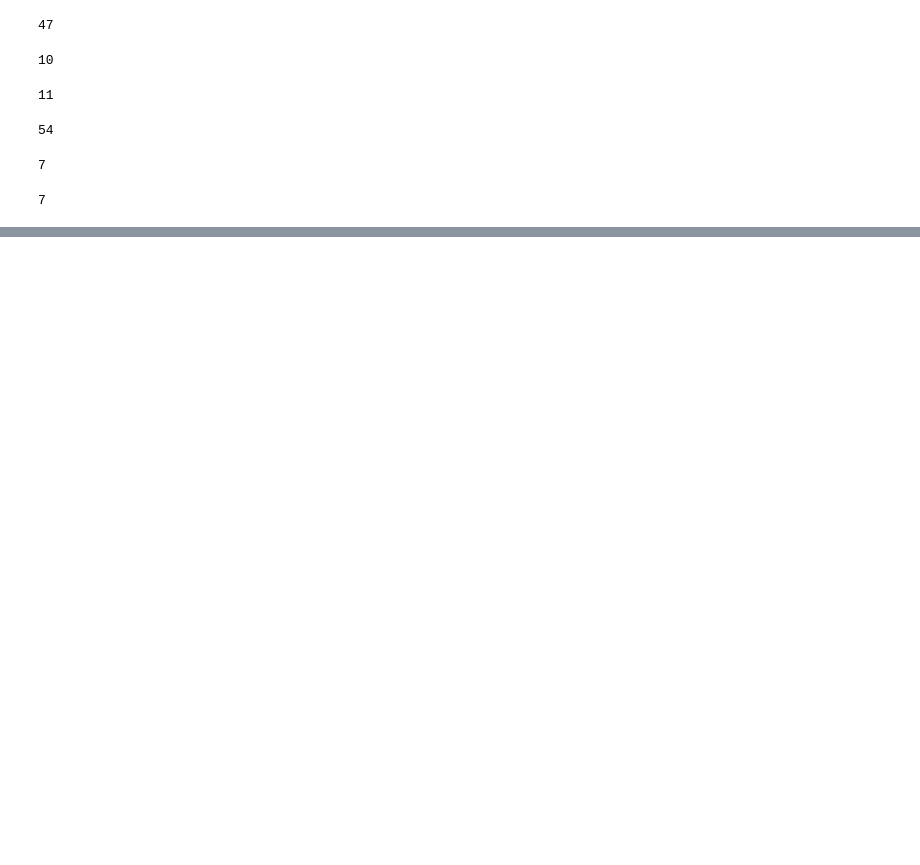
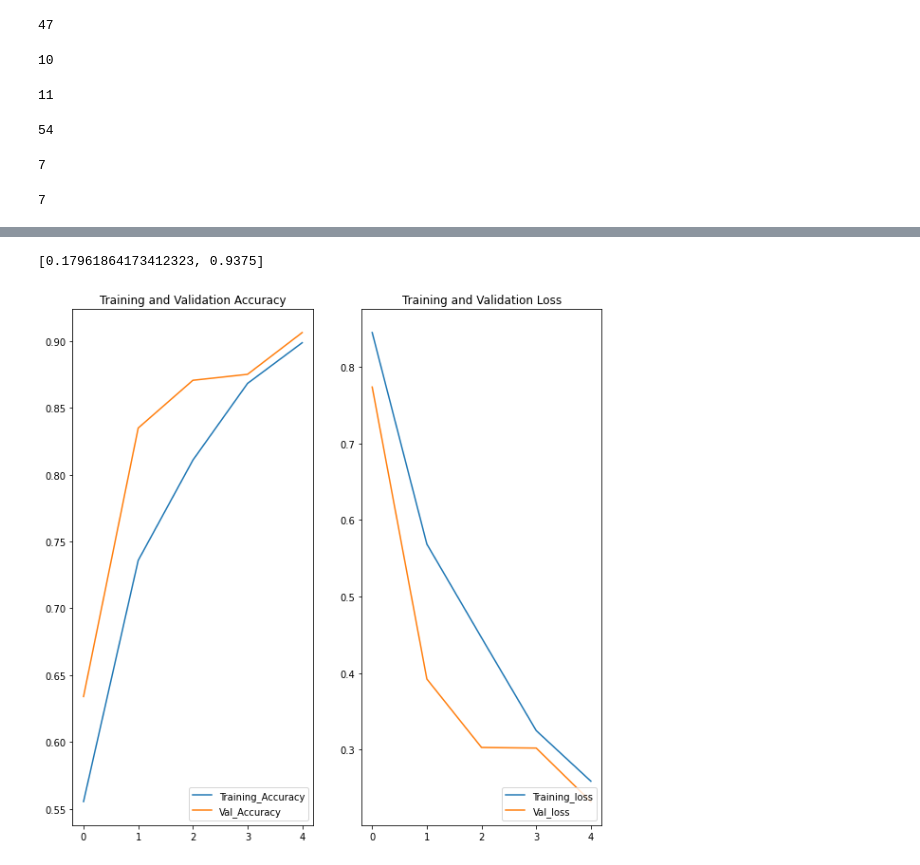
Before and after one commit to Rajashekar-Anumalla/DeepLearningProjects, a Jupyter notebook: Potato_Dieases.ipynb, the cells around one changed output, grey strips where cells are left out. Saved outputs shown, nothing was run; the diff lists cells and outputs as text; code cells hidden in the pictures; blank space fills up the shorter version.

```diff
--- a/Potato_Dieases.ipynb
+++ b/Potato_Dieases.ipynb
@@ -15,6 +15,7 @@ Drive already mounted at /content/drive; to attempt to forcibly remount, call dr
 Img_Size = 256
 Batch_Size = 32
 Channels = 3
+EPOCHS = 5
 # %%
 dataset = tf.keras.preprocessing.image_dataset_from_directory(
     '/content/drive/MyDrive/Colab Notebooks/DeepLearningProjects/Potato_Dieases',
@@ -112,0 +158,14 @@ data_agumentation = tf.keras.Sequential([
+# %%
+model.compile(
+    optimizer = 'adam',
+    loss=tf.keras.losses.SparseCategoricalCrossentropy(from_logits = False),
+    metrics = ['accuracy']
+)
+# %%
+history = model.fit(
+    train_ds,
+    epochs = EPOCHS,
+    batch_size = Batch_Size,
+    validation_data = val_ds,
+    verbose = 1
+)
@@ -112,0 +187,25 @@ data_agumentation = tf.keras.Sequential([
+# %%
+scores
+# %% [output]
+[0.17961864173412323, 0.9375]
+# %%
+acc = history.history['accuracy']
+val_acc = history.history['val_accuracy']
+loss = history.history['loss']
+val_loss = history.history['val_loss']
+# %%
+plt.figure(figsize=(10,10))
+plt.subplot(1,2,1)
+plt.plot(range(EPOCHS),acc, label = 'Training_Accuracy')
+plt.plot(range(EPOCHS), val_acc, label = 'Val_Accuracy')
+plt.legend(loc = 'lower right')
+plt.title('Training and Validation Accuracy')
+
+plt.subplot(1,2,2)
+plt.plot(range(EPOCHS),loss, label = 'Training_loss')
+plt.plot(range(EPOCHS), val_loss, label = 'Val_loss')
+plt.legend(loc = 'lower right')
+plt.title('Training and Validation Loss')
+plt.show()
+# %% [output]
+[figure, added]
```
Also changed, not shown: parts of 7 cells of this notebook.
